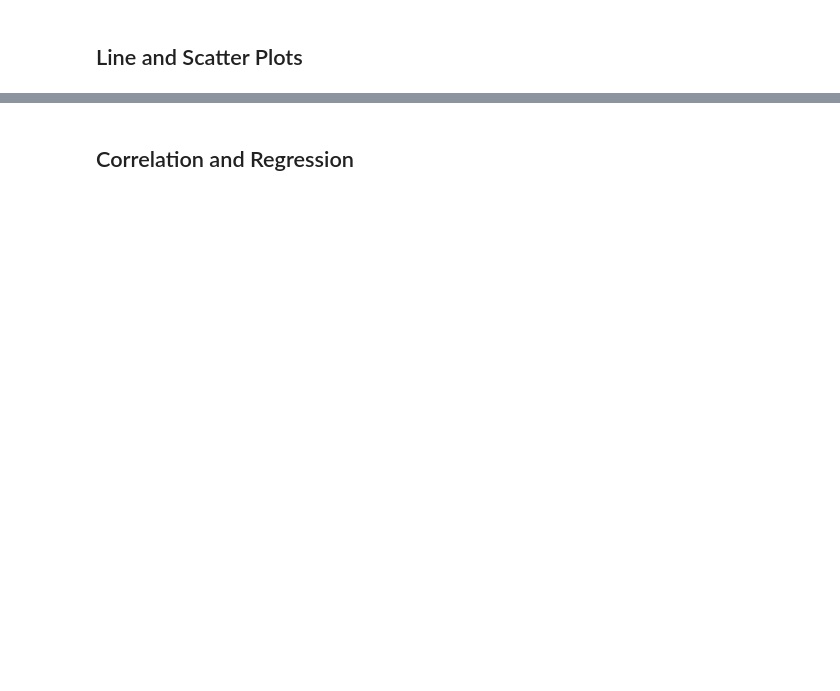
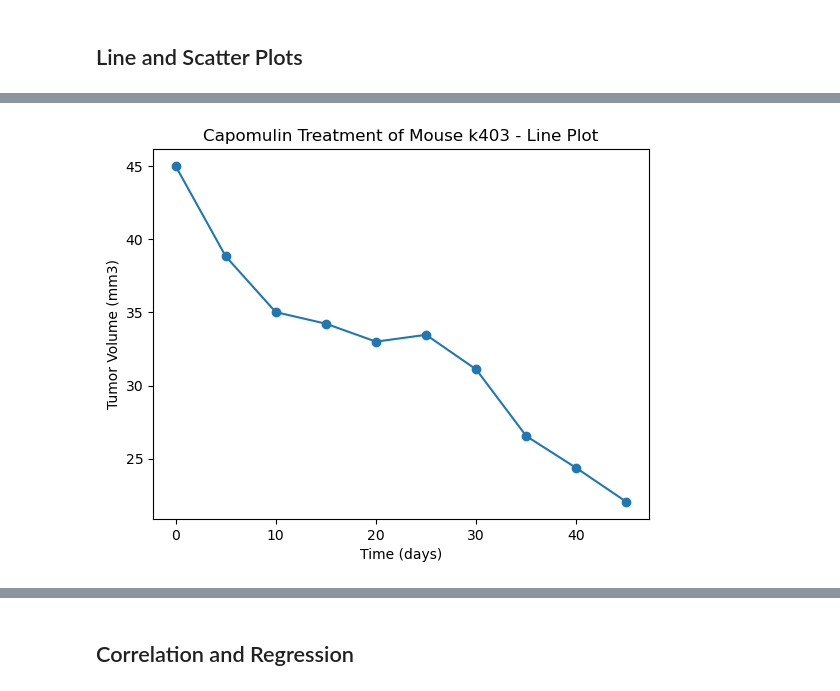
Before and after one commit to AmiableWookie/MatPlotLib_Challenge, a Jupyter notebook: Starter_Code/Pymaceuticals/pymaceuticals_starter.ipynb, the cells around one changed output, grey strips where cells are left out. Cells and saved outputs as stored; diff of their text form; code cells hidden in the pictures; blank space fills up the shorter version.

```diff
--- a/Starter_Code/Pymaceuticals/pymaceuticals_starter.ipynb
+++ b/Starter_Code/Pymaceuticals/pymaceuticals_starter.ipynb
@@ -346,0 +404,18 @@ Ceftamin's potential outliers: Series([], Name: Tumor Volume (mm3), dtype: float
+# %%
+# Generate a line plot of tumor volume vs. time point for a single mouse treated with Capomulin
+# Identify data points of a mouse treated with Capomulin
+target_mouse = recombined_data.loc[recombined_data['Mouse ID'] == 'k403']
+
+# Plot a line chart with the time values on the x-axis and the tumor volume values on the y-axis
+# marker = 'o' adds circles on each data point for visibility
+plt.plot(target_mouse['Timepoint'], target_mouse['Tumor Volume (mm3)'], marker = 'o')
+
+# Add labels and title to plot
+plt.xlabel("Time (days)")
+plt.ylabel("Tumor Volume (mm3)")
+plt.title("Capomulin Treatment of Mouse k403 - Line Plot")
+
+# Display plot
+plt.show()
+# %% [output]
+[figure, added]
```
Also changed, not shown: parts of 18 cells of this notebook.
